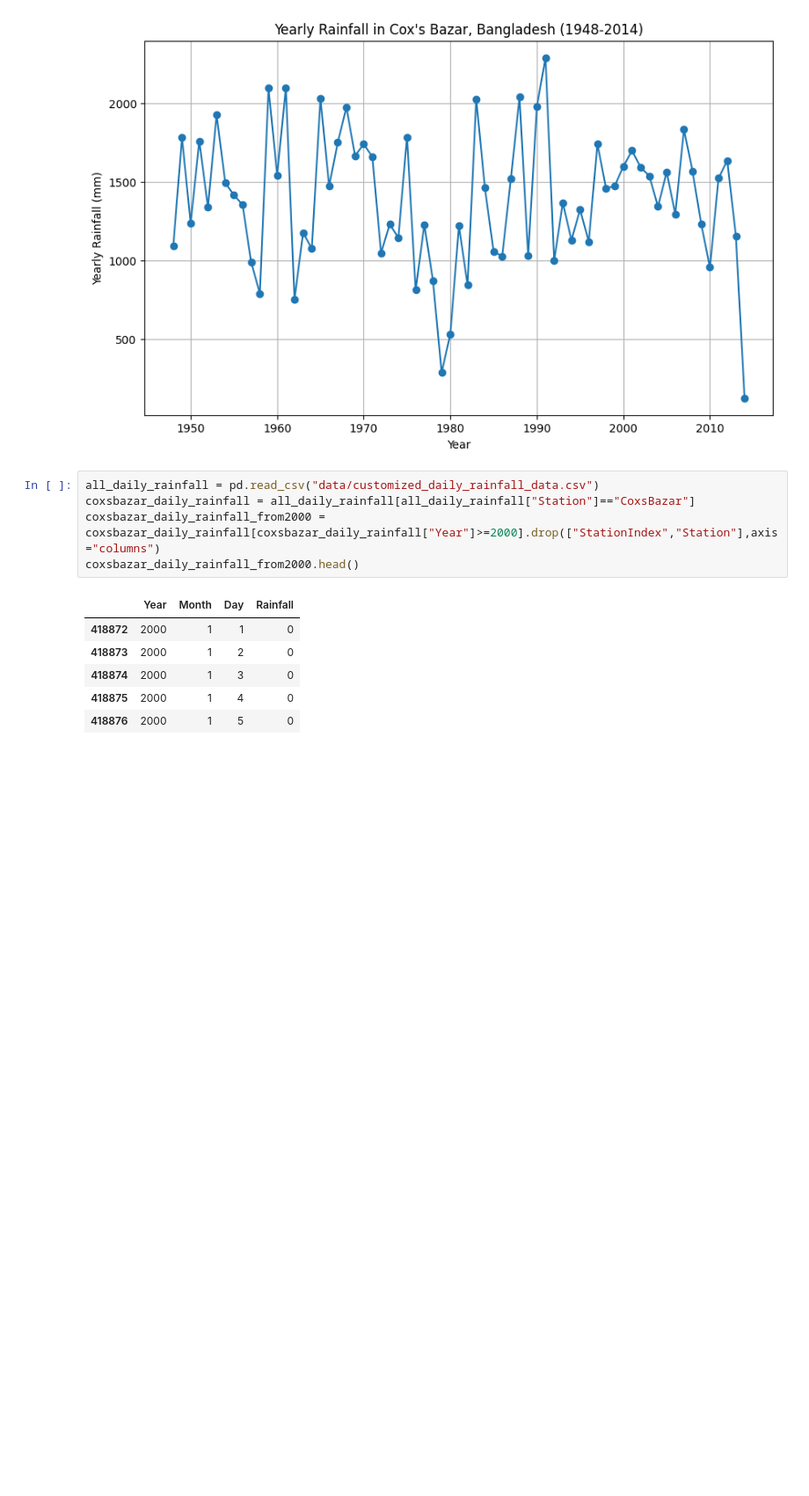
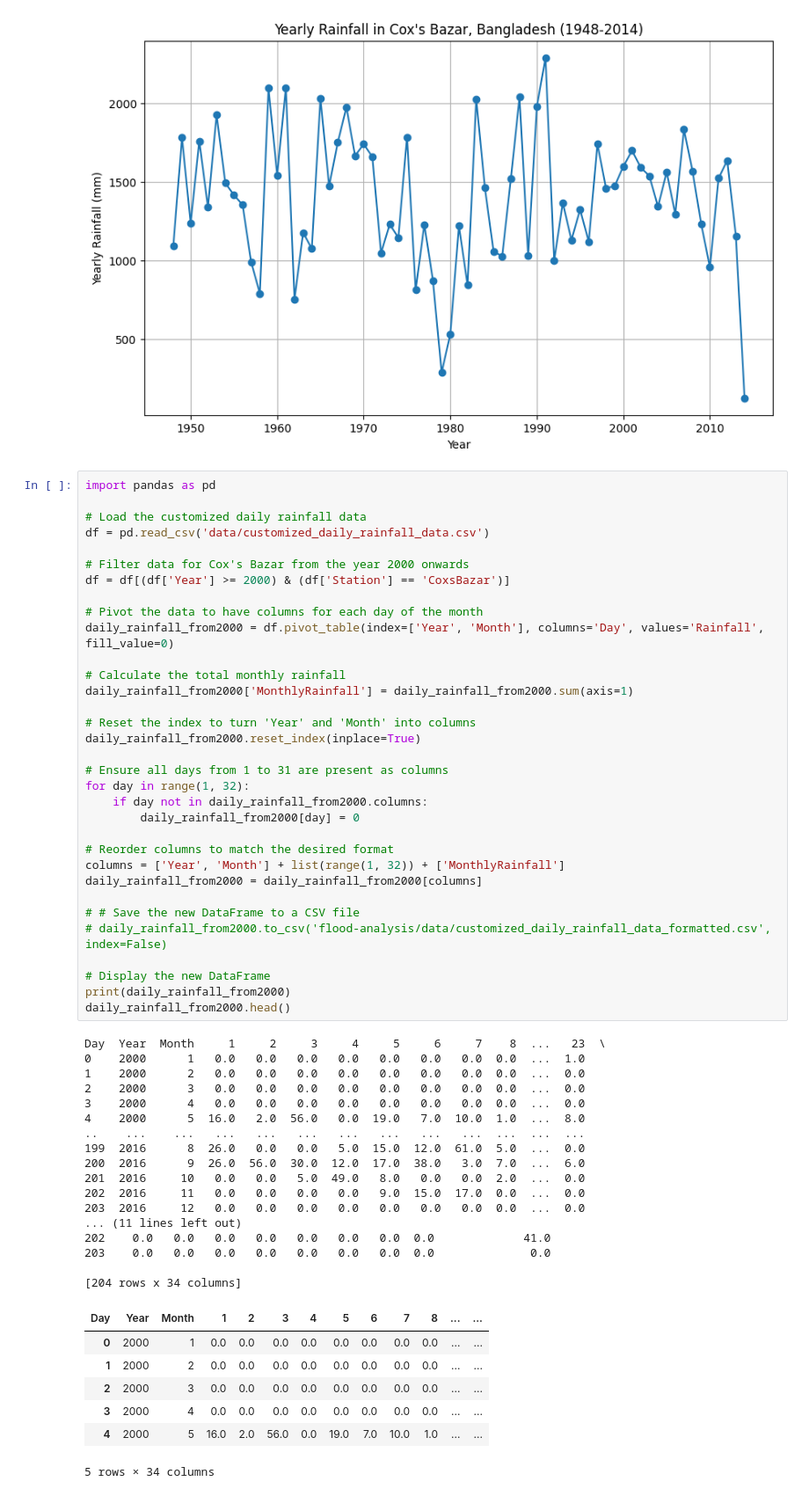
Before and after one commit to Jerric1801/cox-analysis, a Jupyter notebook: flood-analysis/analysis.ipynb, the cells around one changed output. Shown at 88% size. Cells and saved outputs as stored; diff of their text form; blank space fills up the shorter version.

Commit message:
new dataframe

```diff
--- a/flood-analysis/analysis.ipynb
+++ b/flood-analysis/analysis.ipynb
@@ -33,15 +33,61 @@ please provide us feedback at https://github.com/pandas-dev/pandas/issues/54466
 
   import pandas as pd
 [figure]
-# %%
-all_daily_rainfall = pd.read_csv("data/customized_daily_rainfall_data.csv")
-coxsbazar_daily_rainfall = all_daily_rainfall[all_daily_rainfall["Station"]=="CoxsBazar"]
-coxsbazar_daily_rainfall_from2000 = coxsbazar_daily_rainfall[coxsbazar_daily_rainfall["Year"]>=2000].drop(["StationIndex","Station"],axis="columns")
-coxsbazar_daily_rainfall_from2000.head()
-# %% [output]
-|  | Year | Month | Day | Rainfall |
-| 418872 | 2000 | 1 | 1 | 0 |
-| 418873 | 2000 | 1 | 2 | 0 |
-| 418874 | 2000 | 1 | 3 | 0 |
-| 418875 | 2000 | 1 | 4 | 0 |
-| 418876 | 2000 | 1 | 5 | 0 |
+# %%
+import pandas as pd
+
+# Load the customized daily rainfall data
+df = pd.read_csv('data/customized_daily_rainfall_data.csv')
+
+# Filter data for Cox's Bazar from the year 2000 onwards
+df = df[(df['Year'] >= 2000) & (df['Station'] == 'CoxsBazar')]
+
+# Pivot the data to have columns for each day of the month
+daily_rainfall_from2000 = df.pivot_table(index=['Year', 'Month'], columns='Day', values='Rainfall', fill_value=0)
+
+# Calculate the total monthly rainfall
+daily_rainfall_from2000['MonthlyRainfall'] = daily_rainfall_from2000.sum(axis=1)
+
+# Reset the index to turn 'Year' and 'Month' into columns
+daily_rainfall_from2000.reset_index(inplace=True)
+
+# Ensure all days from 1 to 31 are present as columns
+for day in range(1, 32):
+    if day not in daily_rainfall_from2000.columns:
+        daily_rainfall_from2000[day] = 0
+
+# Reorder columns to match the desired format
+columns = ['Year', 'Month'] + list(range(1, 32)) + ['MonthlyRainfall']
+daily_rainfall_from2000 = daily_rainfall_from2000[columns]
+
+# # Save the new DataFrame to a CSV file
+# daily_rainfall_from2000.to_csv('flood-analysis/data/customized_daily_rainfall_data_formatted.csv', index=False)
+
+# Display the new DataFrame
+print(daily_rainfall_from2000)
+daily_rainfall_from2000.head()
+# %% [output]
+Day  Year  Month     1     2     3     4     5     6     7    8  ...   23  \
+0    2000      1   0.0   0.0   0.0   0.0   0.0   0.0   0.0  0.0  ...  1.0
+1    2000      2   0.0   0.0   0.0   0.0   0.0   0.0   0.0  0.0  ...  0.0
+2    2000      3   0.0   0.0   0.0   0.0   0.0   0.0   0.0  0.0  ...  0.0
+3    2000      4   0.0   0.0   0.0   0.0   0.0   0.0   0.0  0.0  ...  0.0
+4    2000      5  16.0   2.0  56.0   0.0  19.0   7.0  10.0  1.0  ...  8.0
+..    ...    ...   ...   ...   ...   ...   ...   ...   ...  ...  ...  ...
+199  2016      8  26.0   0.0   0.0   5.0  15.0  12.0  61.0  5.0  ...  0.0
+200  2016      9  26.0  56.0  30.0  12.0  17.0  38.0   3.0  7.0  ...  6.0
+201  2016     10   0.0   0.0   5.0  49.0   8.0   0.0   0.0  2.0  ...  0.0
+202  2016     11   0.0   0.0   0.0   0.0   9.0  15.0  17.0  0.0  ...  0.0
+203  2016     12   0.0   0.0   0.0   0.0   0.0   0.0   0.0  0.0  ...  0.0
+... (11 lines left out)
+202    0.0   0.0   0.0   0.0   0.0   0.0   0.0  0.0             41.0
+203    0.0   0.0   0.0   0.0   0.0   0.0   0.0  0.0              0.0
+
+[204 rows x 34 columns]
+| Day | Year | Month | 1 | 2 | 3 | 4 | 5 | 6 | 7 | 8 | ... | ... |
+| 0 | 2000 | 1 | 0.0 | 0.0 | 0.0 | 0.0 | 0.0 | 0.0 | 0.0 | 0.0 | ... | ... |
+| 1 | 2000 | 2 | 0.0 | 0.0 | 0.0 | 0.0 | 0.0 | 0.0 | 0.0 | 0.0 | ... | ... |
+| 2 | 2000 | 3 | 0.0 | 0.0 | 0.0 | 0.0 | 0.0 | 0.0 | 0.0 | 0.0 | ... | ... |
+| 3 | 2000 | 4 | 0.0 | 0.0 | 0.0 | 0.0 | 0.0 | 0.0 | 0.0 | 0.0 | ... | ... |
+| 4 | 2000 | 5 | 16.0 | 2.0 | 56.0 | 0.0 | 19.0 | 7.0 | 10.0 | 1.0 | ... | ... |
+5 rows × 34 columns
```
